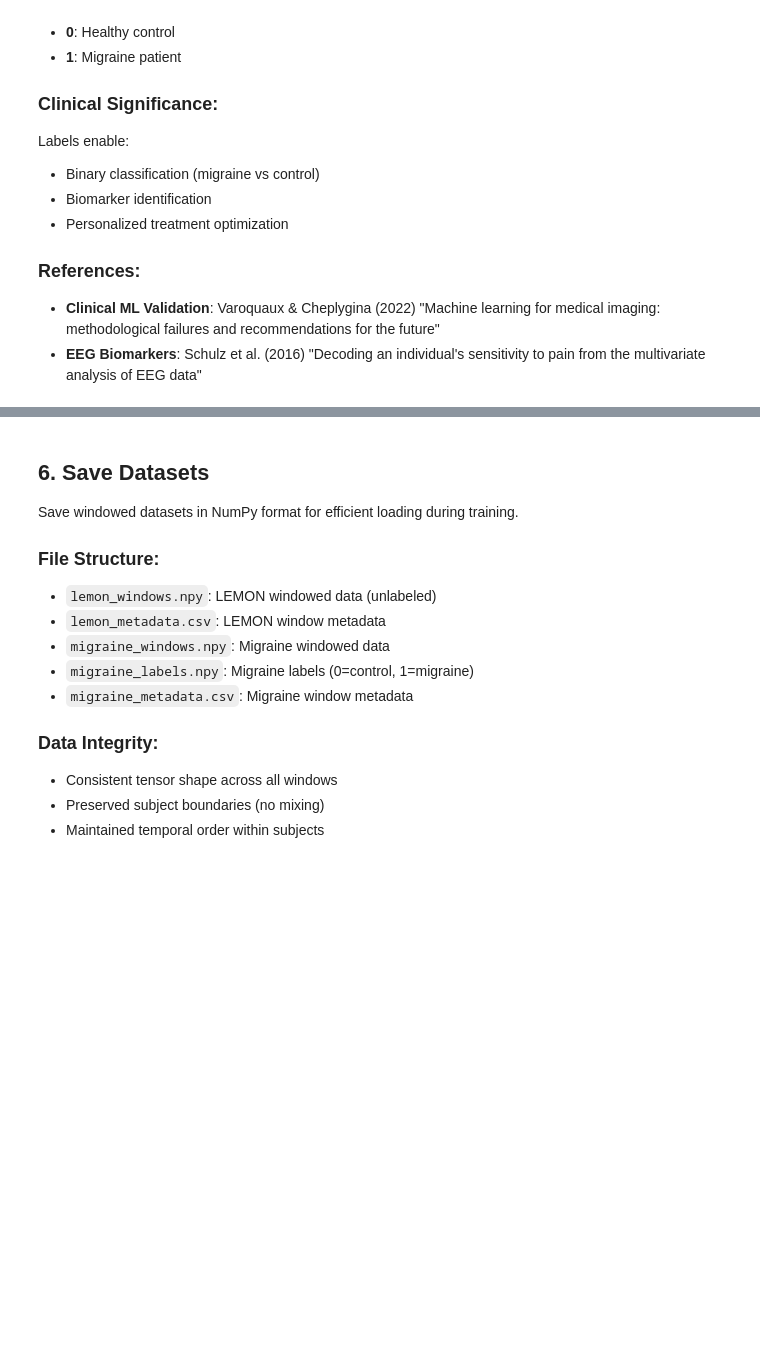
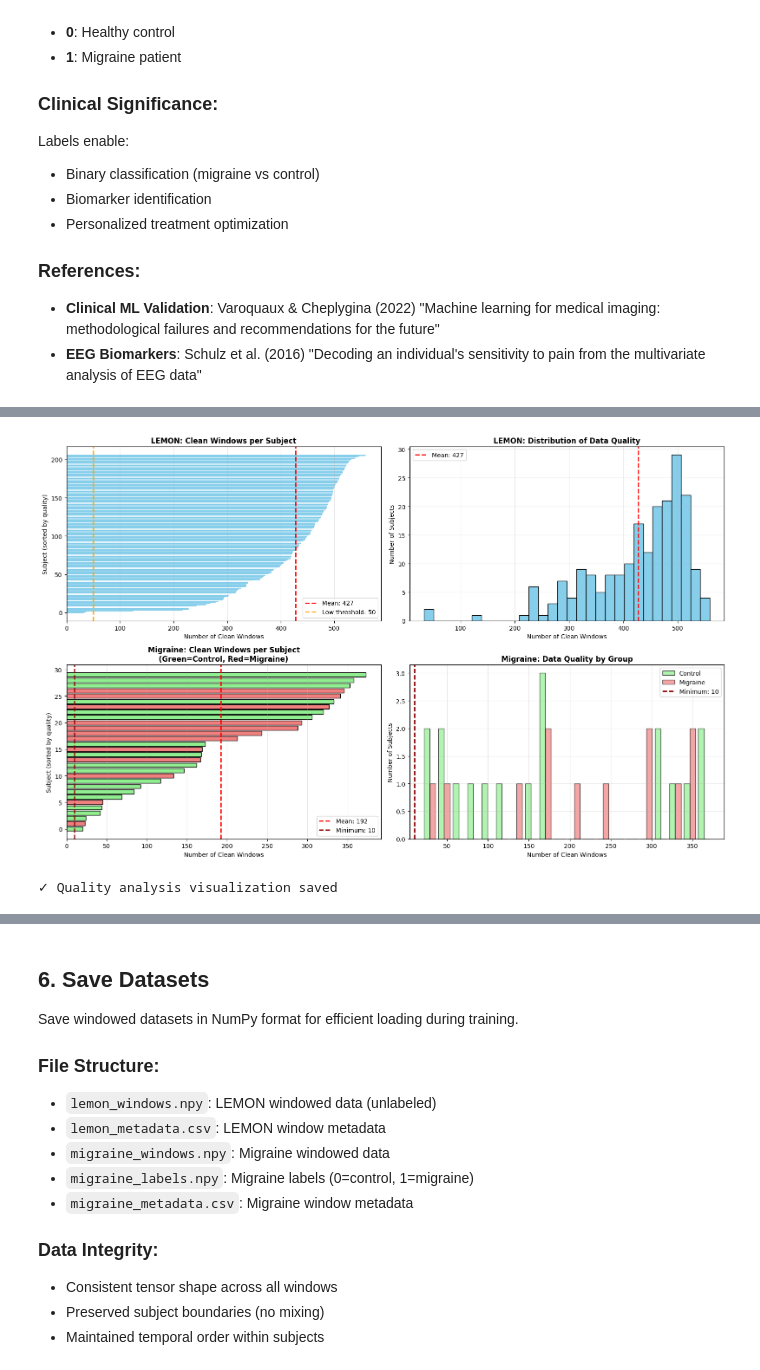
Before and after one commit to devmahbe/FYDP_Personalized-Migraine-Mitigation-Via-Binaural-Beats, a Jupyter notebook: 03_Create_Windowed_Datasets.ipynb, the cells around one changed output, grey strips where cells are left out. Drawn from its saved outputs; the diff is of its cells as text; code cells hidden in the pictures; blank space fills up the shorter version.

```diff
--- a/03_Create_Windowed_Datasets.ipynb
+++ b/03_Create_Windowed_Datasets.ipynb
@@ -63,7 +67,7 @@ print("✓ Libraries loaded successfully")
 builder = WindowedDatasetBuilder(
     window_duration=4.0,              # 4-second windows
     overlap=0.5,                      # 50% overlap (2-second stride)
-    artifact_threshold=150e-6,        # 150 µV peak-to-peak
+    artifact_threshold=250e-6,        # 150 µV peak-to-peak
     min_epochs_per_subject=10,        # Minimum quality threshold
     normalize_per_subject=True,       # Z-score normalization per subject
     verbose=True
@@ -275,0 +630,78 @@ else:
+# %%
+# Create quality analysis visualization
+fig, axes = plt.subplots(2, 2, figsize=(16, 10))
+
+# Plot 1: LEMON acceptance rates by subject
+if lemon_meta is not None:
+    lemon_subject_stats = lemon_meta.groupby('subject_id').size().sort_values()
+
+    axes[0, 0].barh(range(len(lemon_subject_stats)), lemon_subject_stats.values, color='skyblue')
+    axes[0, 0].axvline(lemon_subject_stats.mean(), color='red', linestyle='--',
+                       label=f'Mean: {lemon_subject_stats.mean():.0f}', linewidth=2)
+    axes[0, 0].axvline(50, color='orange', linestyle='--',
+                       label='Low threshold: 50', linewidth=2)
+    axes[0, 0].set_xlabel('Number of Clean Windows')
+    axes[0, 0].set_ylabel('Subject (sorted by quality)')
+    axes[0, 0].set_title('LEMON: Clean Windows per Subject', fontweight='bold')
+    axes[0, 0].legend()
+    axes[0, 0].grid(True, alpha=0.3, axis='x')
+
+# Plot 2: LEMON histogram
+if lemon_meta is not None:
+    axes[0, 1].hist(lemon_subject_stats.values, bins=30, color='skyblue', edgecolor='black')
+    axes[0, 1].axvline(lemon_subject_stats.mean(), color='red', linestyle='--',
+                       label=f'Mean: {lemon_subject_stats.mean():.0f}', linewidth=2)
+    axes[0, 1].set_xlabel('Number of Clean Windows')
+    axes[0, 1].set_ylabel('Number of Subjects')
+    axes[0, 1].set_title('LEMON: Distribution of Data Quality', fontweight='bold')
+    axes[0, 1].legend()
+    axes[0, 1].grid(True, alpha=0.3)
+
+# Plot 3: Migraine acceptance rates by subject
+if migraine_meta is not None:
+    migraine_subject_stats = migraine_meta.groupby('subject_id').size().sort_values()
+
+    # Color by label
+    colors = ['lightgreen' if sid.startswith('C') else 'lightcoral'
+              for sid in migraine_subject_stats.index]
+
+    axes[1, 0].barh(range(len(migraine_subject_stats)), migraine_subject_stats.values,
+                    color=colors, edgecolor='black')
+    axes[1, 0].axvline(migraine_subject_stats.mean(), color='red', linestyle='--',
+                       label=f'Mean: {migraine_subject_stats.mean():.0f}', linewidth=2)
+    axes[1, 0].axvline(10, color='darkred', linestyle='--',
+                       label='Minimum: 10', linewidth=2)
+    axes[1, 0].set_xlabel('Number of Clean Windows')
+    axes[1, 0].set_ylabel('Subject (sorted by quality)')
+    axes[1, 0].set_title('Migraine: Clean Windows per Subject\n(Green=Control, Red=Migraine)',
+                         fontweight='bold')
+    axes[1, 0].legend()
+    axes[1, 0].grid(True, alpha=0.3, axis='x')
+
+# Plot 4: Migraine histogram by label
+if migraine_meta is not None:
+    migraine_subject_stats_full = migraine_meta.groupby(['subject_id', 'label']).size().reset_index(name='windows')
+
+    control_windows = migraine_subject_stats_full[migraine_subject_stats_full['label'] == 0]['windows']
+    migraine_windows = migraine_subject_stats_full[migraine_subject_stats_full['label'] == 1]['windows']
+
+    axes[1, 1].hist([control_windows, migraine_windows], bins=20,
+                    label=['Control', 'Migraine'],
+                    color=['lightgreen', 'lightcoral'],
+                    edgecolor='black', alpha=0.7)
+    axes[1, 1].axvline(10, color='darkred', linestyle='--',
+                       label='Minimum: 10', linewidth=2)
+    axes[1, 1].set_xlabel('Number of Clean Windows')
+    axes[1, 1].set_ylabel('Number of Subjects')
+    axes[1, 1].set_title('Migraine: Data Quality by Group', fontweight='bold')
+    axes[1, 1].legend()
+    axes[1, 1].grid(True, alpha=0.3)
+
+plt.tight_layout()
+plt.savefig(output_dir / 'data_quality_analysis.png', dpi=300, bbox_inches='tight')
+plt.show()
+
+print("✓ Quality analysis visualization saved")
+# %% [output]
+[figure, added]
+✓ Quality analysis visualization saved
```
Also changed, not shown: parts of 18 cells of this notebook, 24 other files.
